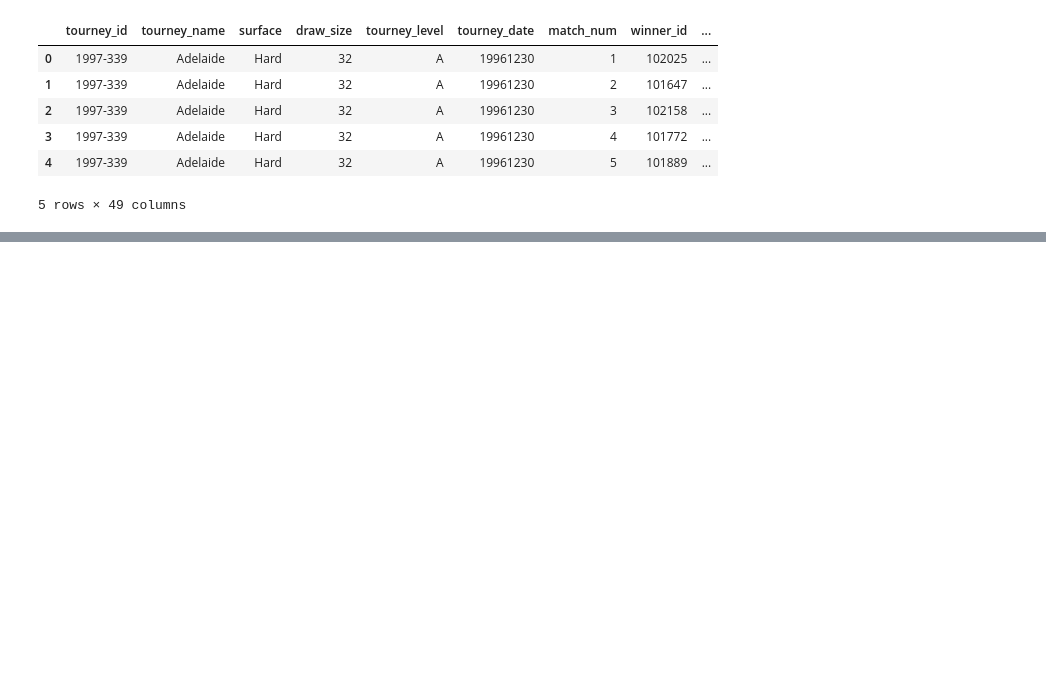
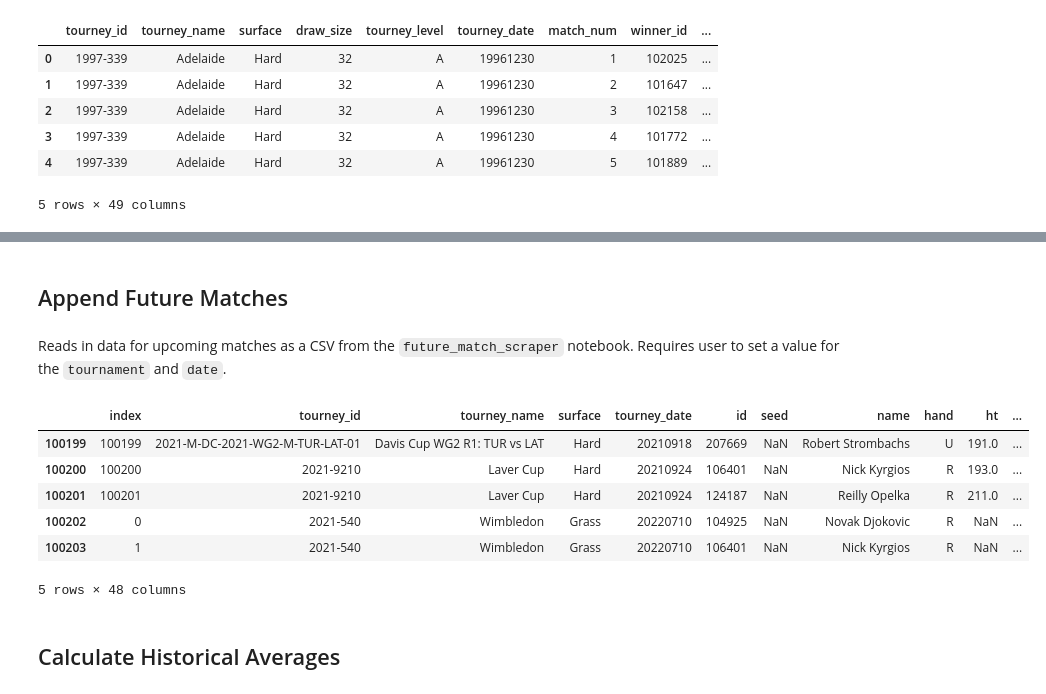
Before and after one commit to milesfking/atp-tennis-prizepicks-model, a Jupyter notebook: ATP_data_cleaning.ipynb, the cells around one changed output, grey strips where cells are left out. Saved outputs shown, nothing was run; the diff lists cells and outputs as text; code cells hidden in the pictures; blank space fills up the shorter version.

```diff
--- a/ATP_data_cleaning.ipynb
+++ b/ATP_data_cleaning.ipynb
@@ -169,0 +148,47 @@ full_df.head()
+# %% [markdown]
+## Append Future Matches
+# %% [markdown]
+Reads in data for upcoming matches as a CSV from the `future_match_scraper` notebook. Requires user to set a value for the `tournament` and `date`.
+# %%
+# User Inputs
+date = "2022-07-10"
+tournament = "Wimbledon"
+
+# Read in future info file and add user inputs
+file_name = "future_matches_" + date + ".csv"
+future_matches = pd.read_csv(file_name)
+future_matches['tourney_name'] = tournament
+
+# Dataframe with info about all distinct players
+unique_players = full_df.drop_duplicates(subset=['id'], keep='last')[['name', 'id', 'age', 'tourney_date', 'hand']].rename(columns={'tourney_date': 'prev_tourney_date', 'age': 'prev_age'})
+future_matches = future_matches.merge(unique_players, on='name')
+
+# Helper function to calculate a player's age for the upcoming match
+def calculateAge(tourney_date, prev_tourney_date, prev_age):
+    # Add most recent age to the time between matches
+    upcoming_date = datetime.strptime(str(tourney_date), "%Y%m%d")
+    prev_date = datetime.strptime(str(prev_tourney_date), "%Y%m%d")
+    time_diff = (upcoming_date - reference_date).days / 365.25
+    return prev_age + time_diff
+
+# Add age column and clean output
+future_matches['age'] = future_matches.apply(lambda x: calculateAge(x.tourney_date, x.prev_tourney_date, x.prev_age), axis=1)
+future_matches = future_matches.drop(columns = ['prev_age', 'prev_tourney_date'])
+future_matches
+# Dataframe with info about all distinct tournaments
+unique_matches = full_df.drop_duplicates(subset=['tourney_name'], keep='last')[['tourney_id', 'tourney_name', 'grand_slam', 'surface', 'best_of']]
+future_matches = future_matches.merge(unique_matches, on='tourney_name')
+
+# Concatenate historical data and future data
+all_df = pd.concat([full_df, future_matches]).drop(columns=['index', 'Unnamed: 0']).reset_index()
+all_df.tail()
+# %% [output]
+|  | index | tourney_id | tourney_name | surface | tourney_date | id | seed | name | hand | ht | ... |
+| 100199 | 100199 | 2021-M-DC-2021-WG2-M-TUR-LAT-01 | Davis Cup WG2 R1: TUR vs LAT | Hard | 20210918 | 207669 | NaN | Robert Strombachs | U | 191.0 | ... |
+| 100200 | 100200 | 2021-9210 | Laver Cup | Hard | 20210924 | 106401 | NaN | Nick Kyrgios | R | 193.0 | ... |
+| 100201 | 100201 | 2021-9210 | Laver Cup | Hard | 20210924 | 124187 | NaN | Reilly Opelka | R | 211.0 | ... |
+| 100202 | 0 | 2021-540 | Wimbledon | Grass | 20220710 | 104925 | NaN | Novak Djokovic | R | NaN | ... |
+| 100203 | 1 | 2021-540 | Wimbledon | Grass | 20220710 | 106401 | NaN | Nick Kyrgios | R | NaN | ... |
+5 rows × 48 columns
+# %% [markdown]
+## Calculate Historical Averages
```
Also changed, not shown: parts of 25 cells of this notebook.
